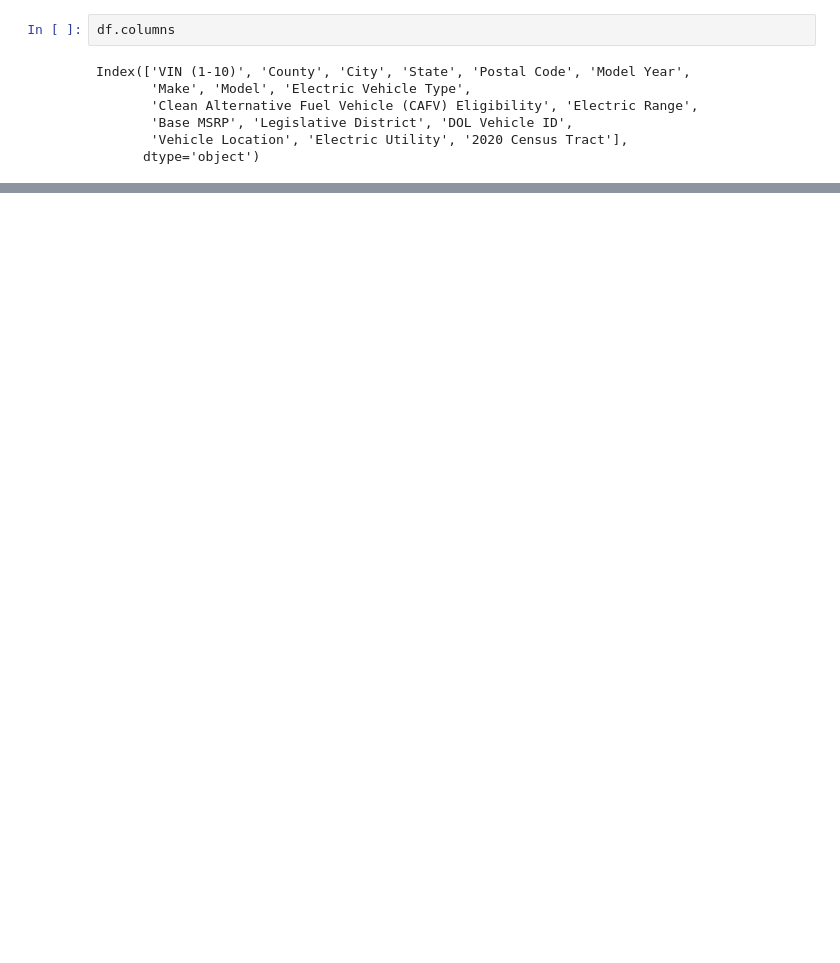
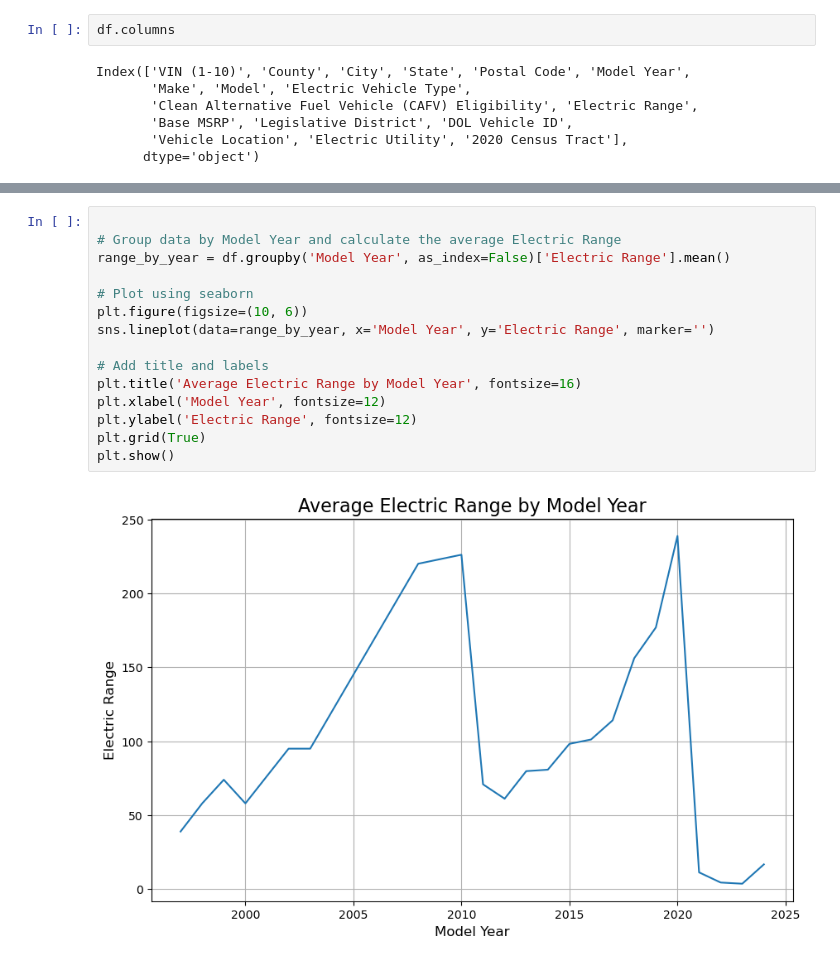
Before and after one commit to modyreturn/Data-Analysis-Projects, a Jupyter notebook: EVs Market Analysis/5_EVs_Range_Analysis.ipynb, the cells around one changed output, grey strips where cells are left out. Drawn from its saved outputs; the diff is of its cells as text; blank space fills up the shorter version.

```diff
--- a/EVs Market Analysis/5_EVs_Range_Analysis.ipynb
+++ b/EVs Market Analysis/5_EVs_Range_Analysis.ipynb
@@ -64,0 +100,17 @@ Index(['VIN (1-10)', 'County', 'City', 'State', 'Postal Code', 'Model Year',
+# %%
+
+# Group data by Model Year and calculate the average Electric Range
+range_by_year = df.groupby('Model Year', as_index=False)['Electric Range'].mean()
+
+# Plot using seaborn
+plt.figure(figsize=(10, 6))
+sns.lineplot(data=range_by_year, x='Model Year', y='Electric Range', marker='')
+
+# Add title and labels
+plt.title('Average Electric Range by Model Year', fontsize=16)
+plt.xlabel('Model Year', fontsize=12)
+plt.ylabel('Electric Range', fontsize=12)
+plt.grid(True)
+plt.show()
+# %% [output]
+[figure, added]
```
Also changed, not shown: parts of 7 cells of this notebook, 5 other files.
